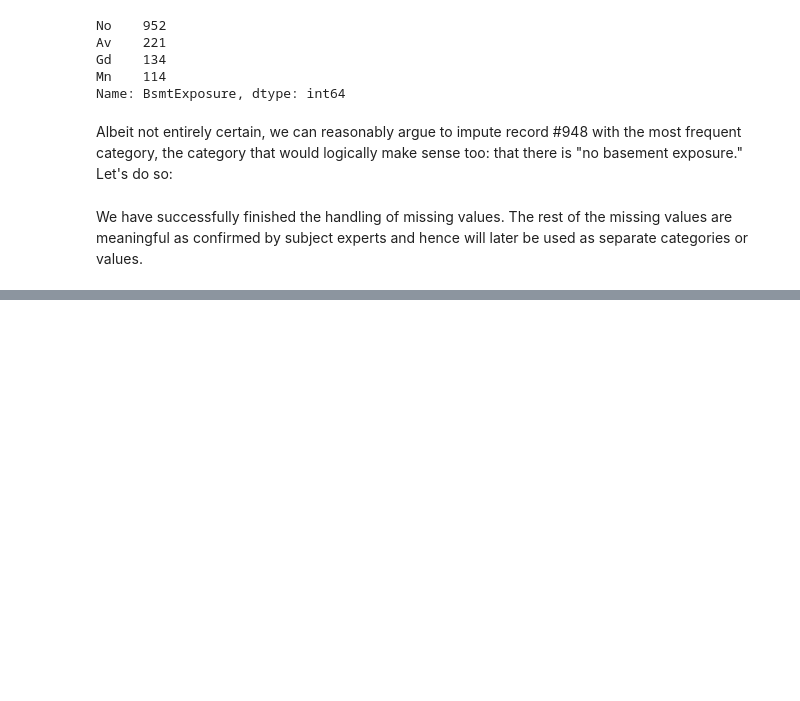
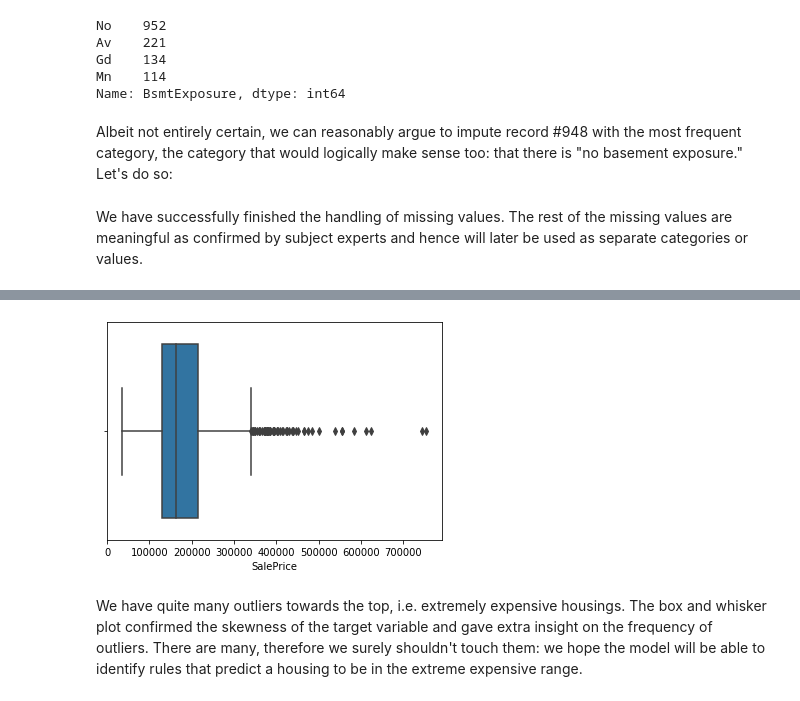
Before and after one commit to leweex95/Housing-Prices-Prediction, a Jupyter notebook: Housing-Prices-Prediction.ipynb, the cells around one changed output, grey strips where cells are left out. Saved outputs shown, nothing was run; the diff lists cells and outputs as text; code cells hidden in the pictures; blank space fills up the shorter version.

```diff
--- a/Housing-Prices-Prediction.ipynb
+++ b/Housing-Prices-Prediction.ipynb
@@ -148,0 +198,6 @@ We have successfully finished the handling of missing values. The rest of the mi
+# %%
+ sns.boxplot(y_train);
+# %% [output]
+[figure, added]
+# %% [markdown]
+We have quite many outliers towards the top, i.e. extremely expensive housings. The box and whisker plot confirmed the skewness of the target variable and gave extra insight on the frequency of outliers. There are many, therefore we surely shouldn't touch them: we hope the model will be able to identify rules that predict a housing to be in the extreme expensive range.
```
Also changed, not shown: parts of 19 cells of this notebook.
